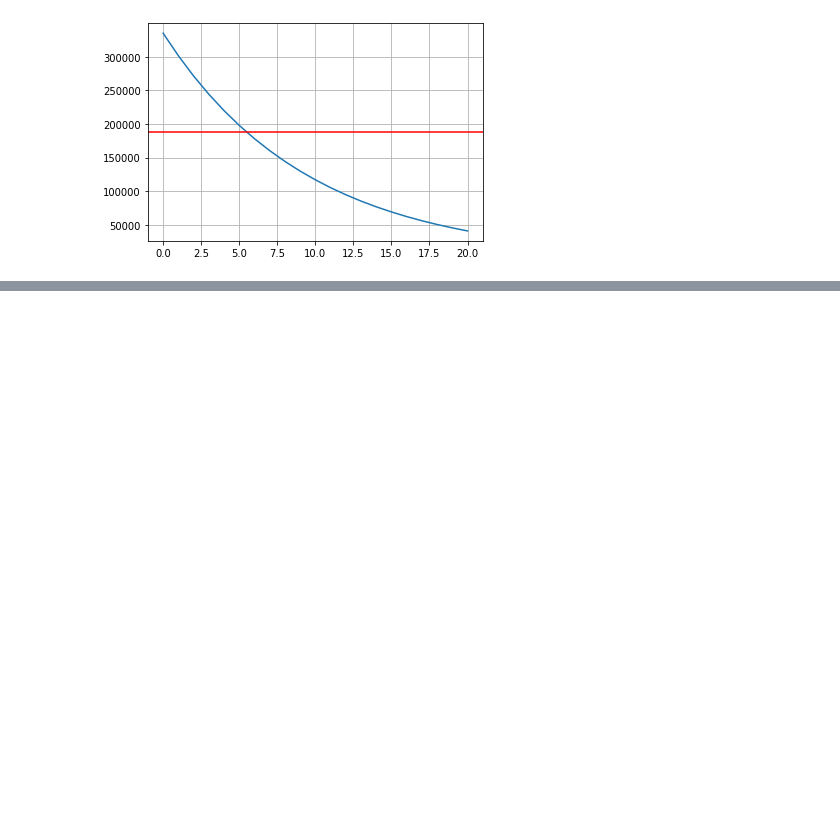
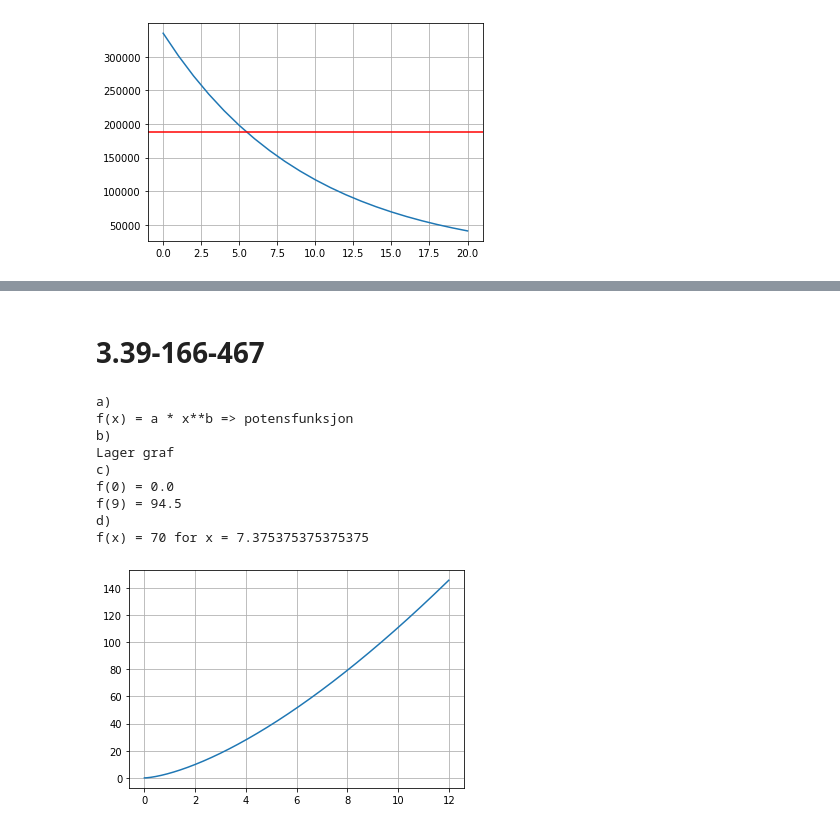
Before and after one commit to bitjungle/1T-Monster, a Jupyter notebook: kapittel-03.ipynb, the cells around one changed output, grey strips where cells are left out. Drawn from its saved outputs; the diff is of its cells as text; code cells hidden in the pictures; blank space fills up the shorter version.

```diff
--- a/kapittel-03.ipynb
+++ b/kapittel-03.ipynb
@@ -1116,0 +1163,36 @@ t= 5.46090858905950
+# %% [markdown]
+# 3.39-166-467
+# %%
+def f(x):
+    return 3.5 * x**1.5
+
+print('a)')
+print('f(x) = a * x**b => potensfunksjon')
+
+print('b)')
+print('Lager graf')
+xverdier = np.linspace(0, 12, 1000)
+yverdier = f(xverdier)
+plt.plot(xverdier, yverdier)
+plt.grid()
+
+print('c)')
+print('f(0) =', f(0))
+print('f(9) =', f(9))
+
+print('d)')
+i = 0
+while yverdier[i] < 70.0:
+    i += 1
+print('f(x) = 70 for x =', xverdier[i])
+# %% [output]
+a)
+f(x) = a * x**b => potensfunksjon
+b)
+Lager graf
+c)
+f(0) = 0.0
+f(9) = 94.5
+d)
+f(x) = 70 for x = 7.375375375375375
+[figure, added]
```
Also changed, not shown: parts of 14 cells of this notebook.
